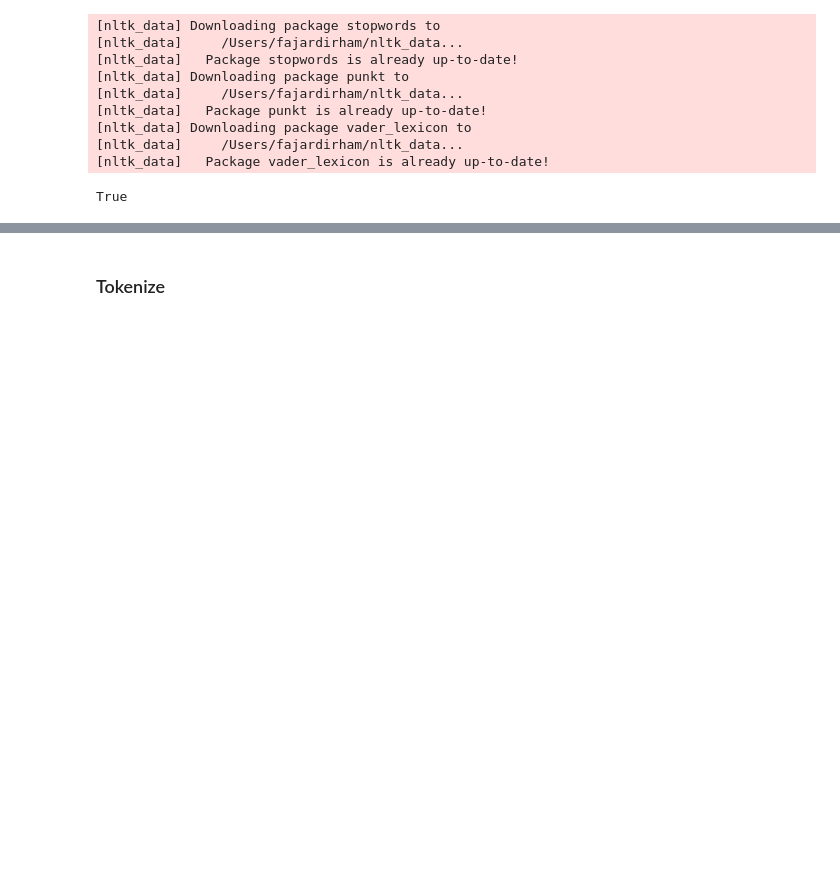
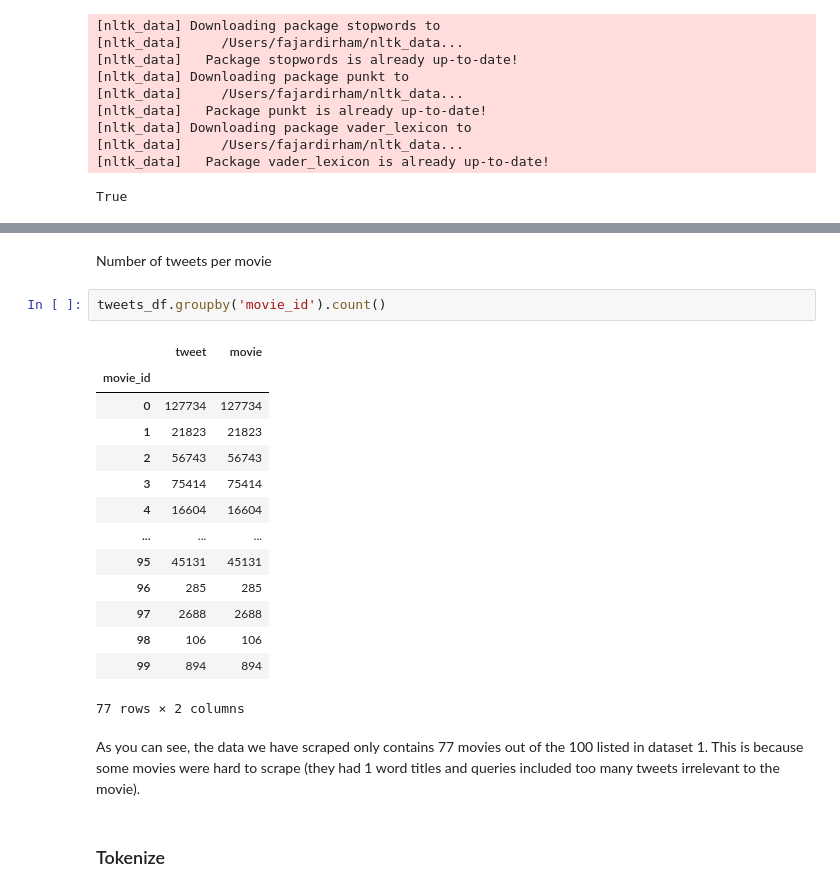
Before and after one commit to mabdilahCSE/Sentiment-Analysis, a Jupyter notebook: FinalProjectGroup012Sp22.ipynb, the cells around one changed output, grey strips where cells are left out. Cells and saved outputs as stored; diff of their text form; blank space fills up the shorter version.

```diff
--- a/FinalProjectGroup012Sp22.ipynb
+++ b/FinalProjectGroup012Sp22.ipynb
@@ -486,3 +509,24 @@ True
+# %% [markdown]
+Number of tweets per movie
+# %%
+tweets_df.groupby('movie_id').count()
+# %% [output]
+|  | tweet | movie |
+| movie_id |  |  |
+| 0 | 127734 | 127734 |
+| 1 | 21823 | 21823 |
+| 2 | 56743 | 56743 |
+| 3 | 75414 | 75414 |
+| 4 | 16604 | 16604 |
+| ... | ... | ... |
+| 95 | 45131 | 45131 |
+| 96 | 285 | 285 |
+| 97 | 2688 | 2688 |
+| 98 | 106 | 106 |
+| 99 | 894 | 894 |
+77 rows × 2 columns
+# %% [markdown]
+As you can see, the data we have scraped only contains 77 movies out of the 100 listed in dataset 1. This is because some movies were hard to scrape (they had 1 word titles and queries included too many tweets irrelevant to the movie).
 # %% [markdown]
 ### Tokenize
 # %%
```
Also changed, not shown: parts of 4 cells of this notebook.
